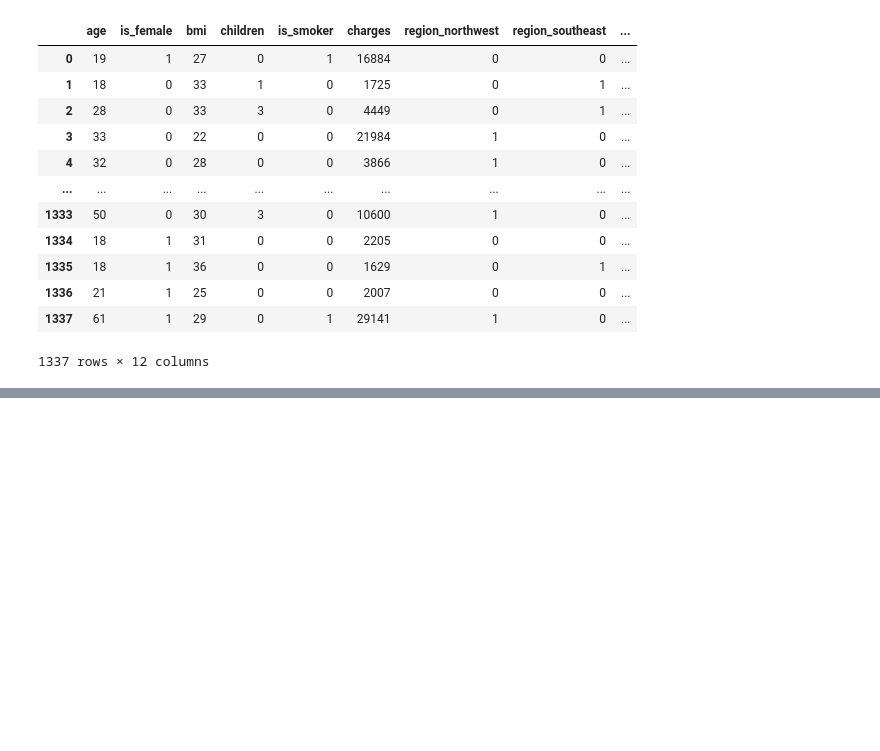
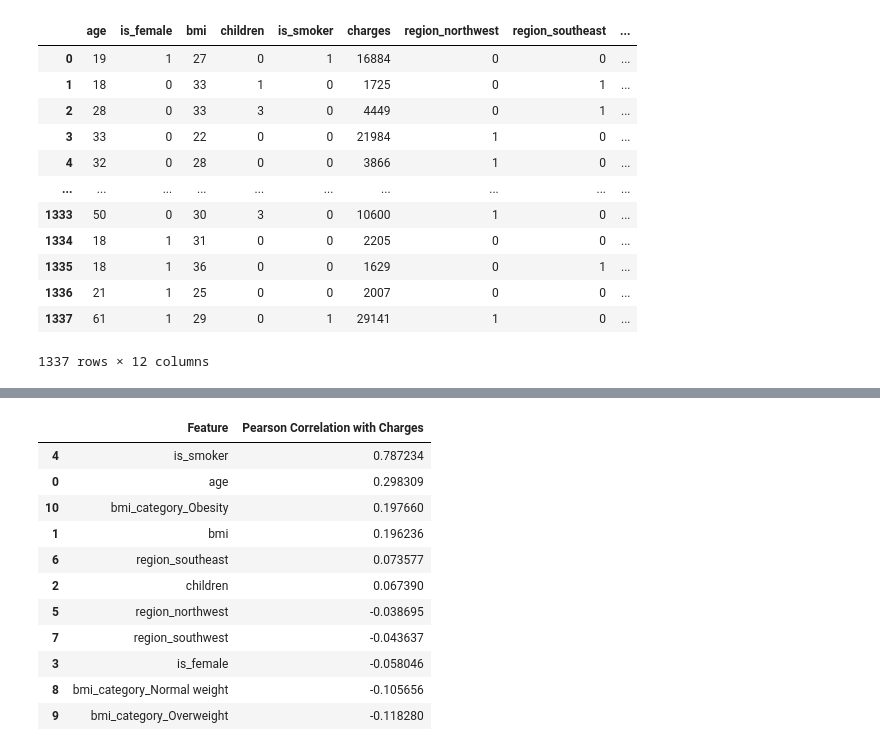
Before and after one commit to Deepakyati/Machine-Learning_2026, a Jupyter notebook: 3_Project1.ipynb, the cells around one changed output, grey strips where cells are left out. Saved outputs shown, nothing was run; the diff lists cells and outputs as text; code cells hidden in the pictures; blank space fills up the shorter version.

```diff
--- a/3_Project1.ipynb
+++ b/3_Project1.ipynb
@@ -303,0 +328,28 @@ df_cleaned1
+# %%
+#pearson correlation
+
+from scipy.stats import pearsonr
+
+#list of selected features for correlation analysis
+selected_features=['age','bmi','children','is_female','is_smoker','region_northwest','region_southeast','region_southwest','bmi_category_Normal weight','bmi_category_Overweight','bmi_category_Obesity']
+
+correlations={
+    feature: pearsonr(df_cleaned1[feature], df_cleaned1['charges'])[0]
+    for feature in selected_features
+}
+
+correlations_df=pd.DataFrame(list(correlations.items()), columns=['Feature','Pearson Correlation with Charges'])
+correlations_df.sort_values(by='Pearson Correlation with Charges', ascending=False)
+# %% [output]
+|  | Feature | Pearson Correlation with Charges |
+| 4 | is_smoker | 0.787234 |
+| 0 | age | 0.298309 |
+| 10 | bmi_category_Obesity | 0.197660 |
+| 1 | bmi | 0.196236 |
+| 6 | region_southeast | 0.073577 |
+| 2 | children | 0.067390 |
+| 5 | region_northwest | -0.038695 |
+| 7 | region_southwest | -0.043637 |
+| 3 | is_female | -0.058046 |
+| 8 | bmi_category_Normal weight | -0.105656 |
+| 9 | bmi_category_Overweight | -0.118280 |
```
Also changed, not shown: parts of 9 cells of this notebook.
